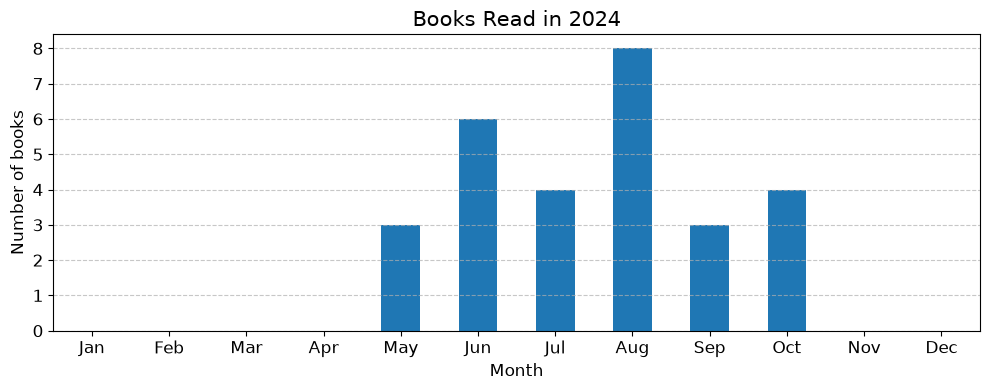
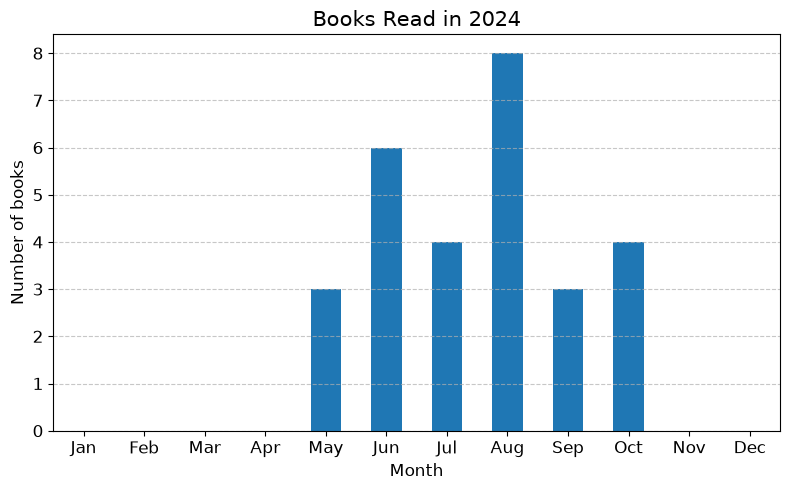
Unified diff of the notebook cell whose output changed from the first chart to the second:
--- before
+++ after
@@ -10,5 +10,5 @@
 all_months_2024.index = month_name
 
-plt.figure(figsize=(10,4))
+plt.figure(figsize=(8,5))
 all_months_2024.plot(kind='bar')
 plt.title('Books Read in 2024',fontsize=15)
@@ -30,5 +30,5 @@
 all_months_2025.update(books_per_month_2025)
 all_months_2025.index = month_name
-plt.figure(figsize=(10,4))
+plt.figure(figsize=(8,5))
 all_months_2025.plot(kind='bar')
 plt.title('Books Read in 2025',fontsize=15)
@@ -51,5 +51,5 @@
 all_months_2026.index = month_name
 
-plt.figure(figsize=(10,4))
+plt.figure(figsize=(8,5))
 all_months_2026.plot(kind='bar')
 

Commit: Update GRAnalysis.ipynb